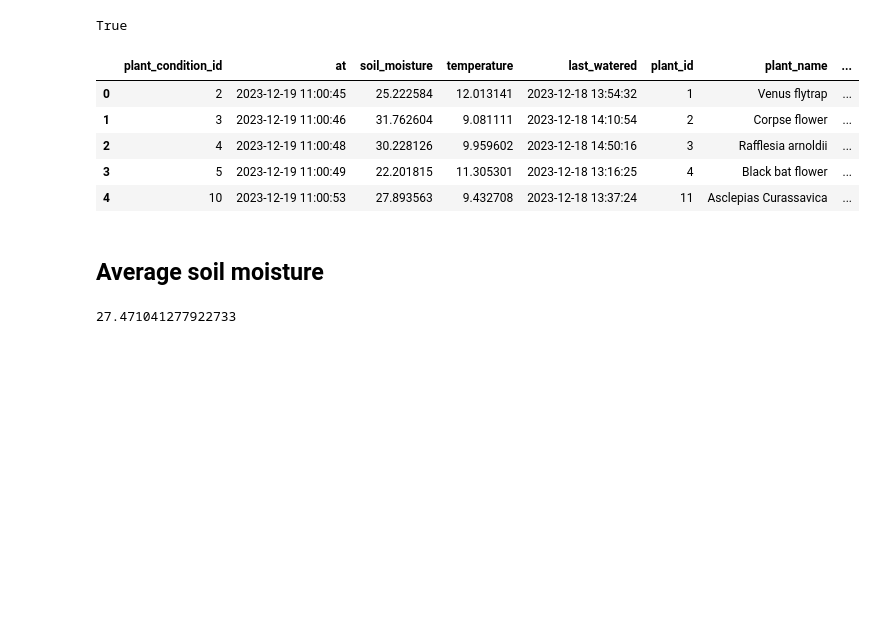
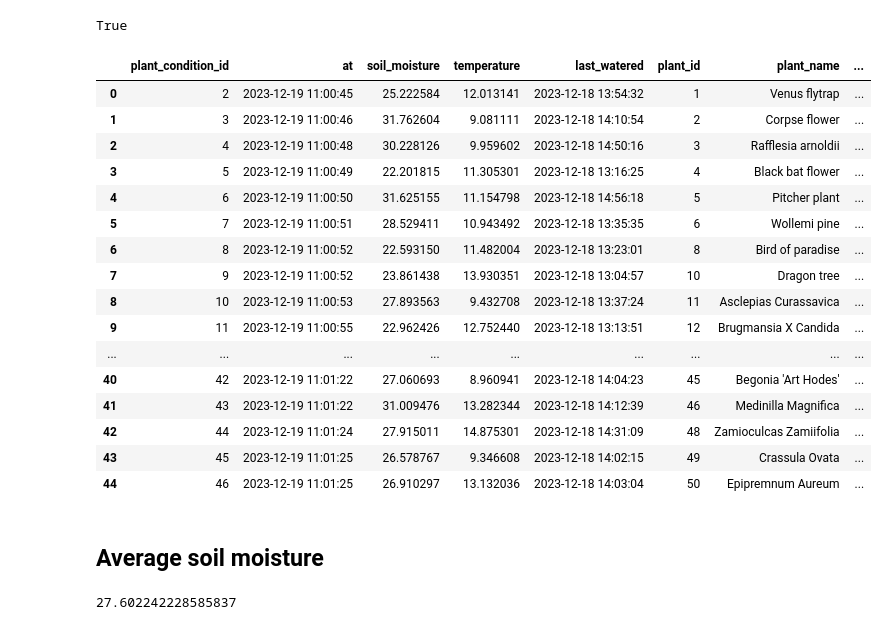
Before and after one commit to Abbey-Wilkinson/plant-project, a Jupyter notebook: dashboard/notebook.ipynb, the cells around one changed output. Drawn from its saved outputs; the diff is of its cells as text; code cells hidden in the pictures; blank space fills up the shorter version.

```diff
--- a/dashboard/notebook.ipynb
+++ b/dashboard/notebook.ipynb
@@ -31,40 +31,53 @@ def load_all_plant_data(conn: Connection) -> DataFrame:
 
     conn.execute(sql.text("USE plants;"))
 
     query = sql.text(
         """SELECT plant_condition.plant_condition_id,
         plant_condition.at, plant_condition.soil_moisture,
         plant_condition.temperature, plant_condition.last_watered,
         plant.plant_id, plant.plant_name,
         plant.scientific_name, botanist.botanist_id, botanist.first_name,
         botanist.surname, botanist.email, botanist.phone_number,
         origin.origin_id, origin.latitude, origin.longitude, origin.region
         FROM s_epsilon.plant_condition
         JOIN s_epsilon.plant ON s_epsilon.plant.plant_id = s_epsilon.plant_condition.plant_id
         JOIN s_epsilon.botanist ON s_epsilon.botanist.botanist_id = s_epsilon.plant.botanist_id
         JOIN s_epsilon.origin ON s_epsilon.origin.origin_id = s_epsilon.plant.origin_id;""")
 
     conn.execute(sql.text("COMMIT;"))
     res = conn.execute(query).fetchall()
     df = pd.DataFrame(res)
 
     return df
 
 df = load_all_plant_data(conn)
 
-df.head(5)
+df.head(45)
 # %% [output]
 |  | plant_condition_id | at | soil_moisture | temperature | last_watered | plant_id | plant_name | ... |
 | 0 | 2 | 2023-12-19 11:00:45 | 25.222584 | 12.013141 | 2023-12-18 13:54:32 | 1 | Venus flytrap | ... |
 | 1 | 3 | 2023-12-19 11:00:46 | 31.762604 | 9.081111 | 2023-12-18 14:10:54 | 2 | Corpse flower | ... |
 | 2 | 4 | 2023-12-19 11:00:48 | 30.228126 | 9.959602 | 2023-12-18 14:50:16 | 3 | Rafflesia arnoldii | ... |
 | 3 | 5 | 2023-12-19 11:00:49 | 22.201815 | 11.305301 | 2023-12-18 13:16:25 | 4 | Black bat flower | ... |
-| 4 | 10 | 2023-12-19 11:00:53 | 27.893563 | 9.432708 | 2023-12-18 13:37:24 | 11 | Asclepias Curassavica | ... |
+| 4 | 6 | 2023-12-19 11:00:50 | 31.625155 | 11.154798 | 2023-12-18 14:56:18 | 5 | Pitcher plant | ... |
+| 5 | 7 | 2023-12-19 11:00:51 | 28.529411 | 10.943492 | 2023-12-18 13:35:35 | 6 | Wollemi pine | ... |
+| 6 | 8 | 2023-12-19 11:00:52 | 22.593150 | 11.482004 | 2023-12-18 13:23:01 | 8 | Bird of paradise | ... |
+| 7 | 9 | 2023-12-19 11:00:52 | 23.861438 | 13.930351 | 2023-12-18 13:04:57 | 10 | Dragon tree | ... |
+| 8 | 10 | 2023-12-19 11:00:53 | 27.893563 | 9.432708 | 2023-12-18 13:37:24 | 11 | Asclepias Curassavica | ... |
+| 9 | 11 | 2023-12-19 11:00:55 | 22.962426 | 12.752440 | 2023-12-18 13:13:51 | 12 | Brugmansia X Candida | ... |
+| ... | ... | ... | ... | ... | ... | ... | ... | ... |
+| 40 | 42 | 2023-12-19 11:01:22 | 27.060693 | 8.960941 | 2023-12-18 14:04:23 | 45 | Begonia 'Art Hodes' | ... |
+| 41 | 43 | 2023-12-19 11:01:22 | 31.009476 | 13.282344 | 2023-12-18 14:12:39 | 46 | Medinilla Magnifica | ... |
+| 42 | 44 | 2023-12-19 11:01:24 | 27.915011 | 14.875301 | 2023-12-18 14:31:09 | 48 | Zamioculcas Zamiifolia | ... |
+| 43 | 45 | 2023-12-19 11:01:25 | 26.578767 | 9.346608 | 2023-12-18 14:02:15 | 49 | Crassula Ovata | ... |
+| 44 | 46 | 2023-12-19 11:01:25 | 26.910297 | 13.132036 | 2023-12-18 14:03:04 | 50 | Epipremnum Aureum | ... |
 # %% [markdown]
 ## Average soil moisture
 # %%
+df["soil_moisture"] = df["soil_moisture"].astype(float)
+
 average_soil_moisture = df["soil_moisture"].mean()
 
 average_soil_moisture
 # %% [output]
-27.471041277922733
+27.602242228585837
```
